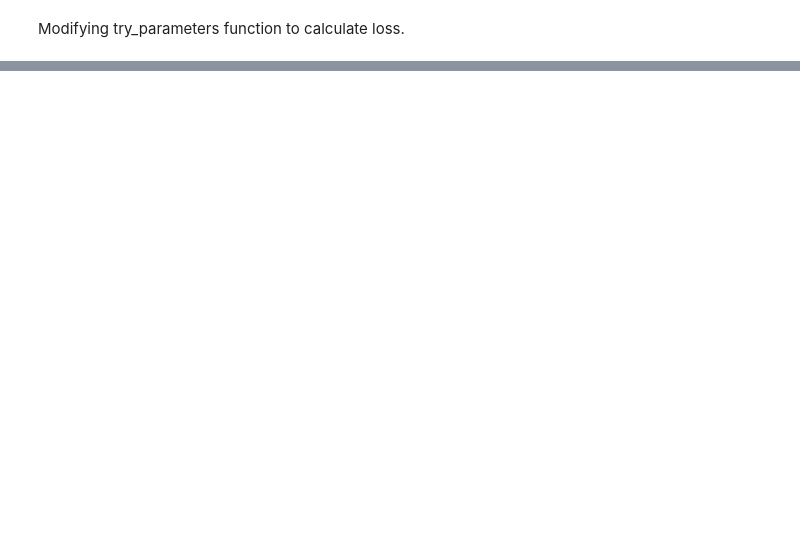
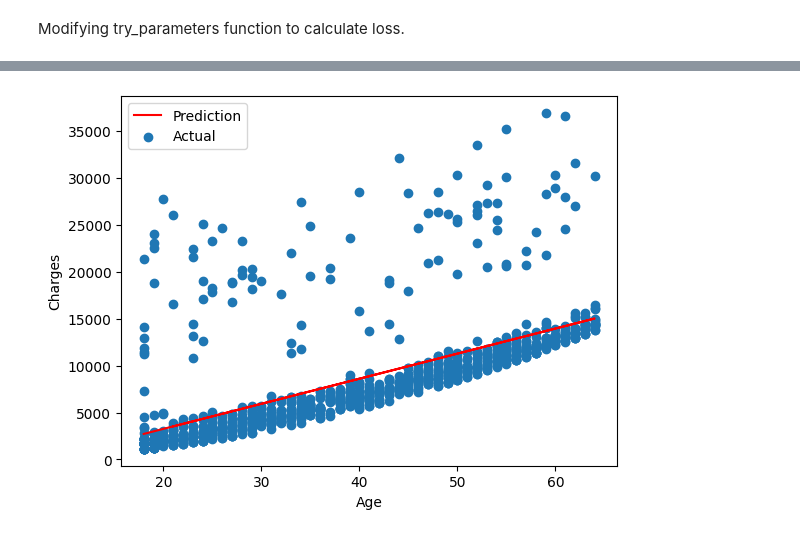
Before and after one commit to eram-f/linear_regression, a Jupyter notebook: Med.ipynb, the cells around one changed output, grey strips where cells are left out. Cells and saved outputs as stored; diff of their text form; code cells hidden in the pictures; blank space fills up the shorter version.

```diff
--- a/Med.ipynb
+++ b/Med.ipynb
@@ -268,12 +300,12 @@ rmse(targets, predicted)
 # %% [markdown]
 Modifying try_parameters function to calculate loss.
 # %%
-def try_parameters(w, b):
+def try_parameters(m, c):
     ages = non_smoker_df.age
     target = non_smoker_df.charges
-    predictions = estimate_charges(ages, w, b)
+    predictions = estimate_charges(ages, m, c)
 
-    plt.plot(ages, predictions)
+    plt.plot(ages, predictions, 'r')
     plt.scatter(ages, target)
     plt.xlabel('Age')
     plt.ylabel('Charges')
@@ -281,3 +313,7 @@ def try_parameters(w, b):
 
     loss = rmse(target, predictions)
     print("RMSE Loss: ", loss)
+# %%
+# try_parameters(270, -3500)
+try_parameters(m, c)
+# %% [output]
@@ -283,0 +321 @@ def try_parameters(w, b):
+[figure, added]
```
Also changed, not shown: parts of 19 cells of this notebook.
